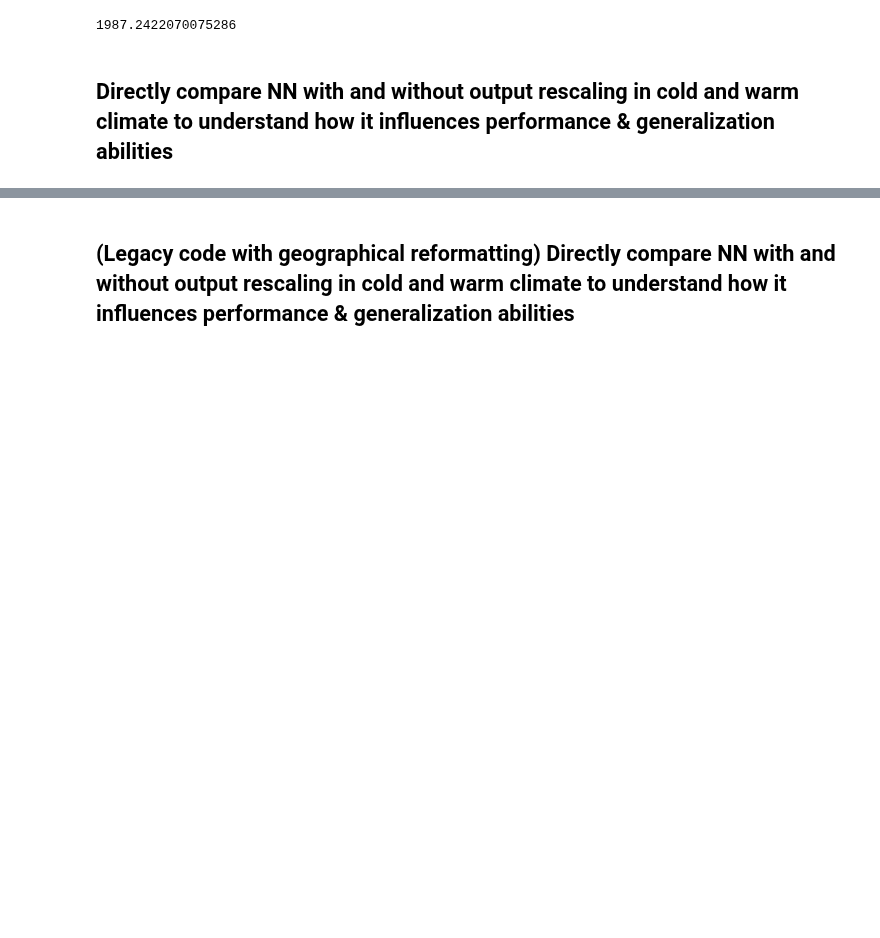
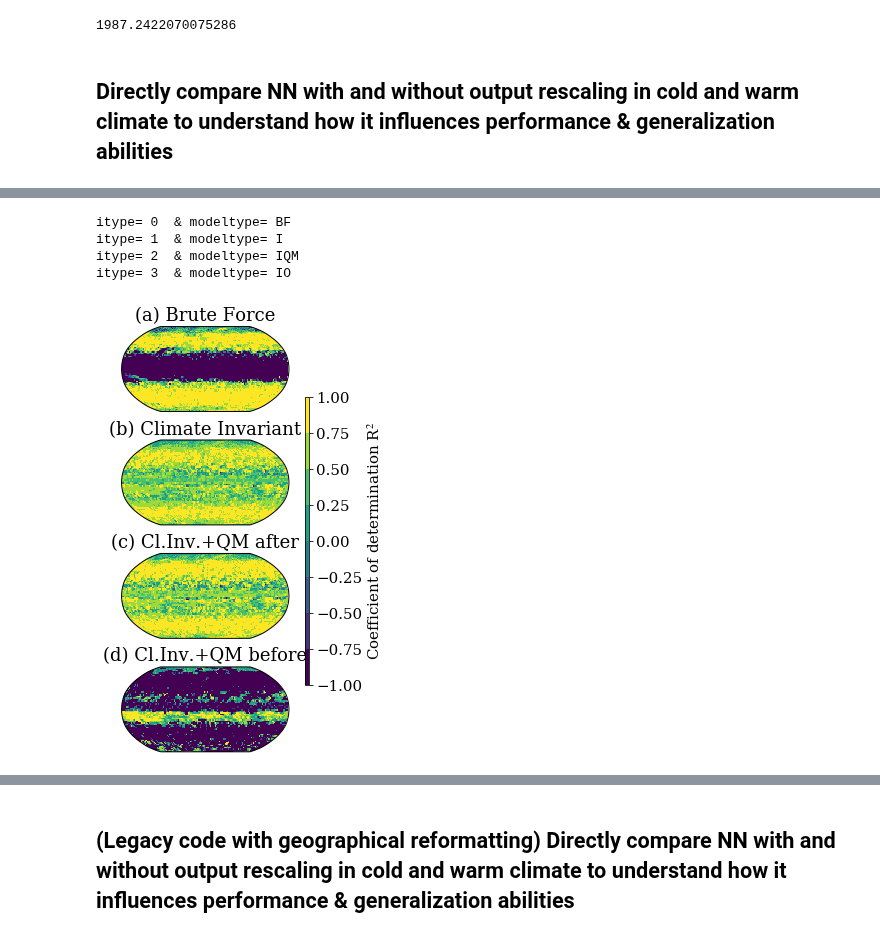
Before and after one commit to BradleyStanleyClamp/CBRAIN-CAM-MLINV, a Jupyter notebook: notebooks/tbeucler_devlog/068_Quantile_Mapping_Pre_vs_Post_Processing.ipynb, the cells around one changed output, grey strips where cells are left out. Drawn from its saved outputs; the diff is of its cells as text; code cells hidden in the pictures; blank space fills up the shorter version.

```diff
--- a/notebooks/tbeucler_devlog/068_Quantile_Mapping_Pre_vs_Post_Processing.ipynb
+++ b/notebooks/tbeucler_devlog/068_Quantile_Mapping_Pre_vs_Post_Processing.ipynb
@@ -1019,0 +1104,9 @@ ibatch= 4 / 4  & ib 1056
+# %%
+for idataset,dataset in enumerate(['AQ-4K','AQ+4K']):
+    print('idataset=',idataset,' & dataset=',dataset)
+
+    for itype,modeltype in enumerate(['BF','I','IO','IQM']):
+        print ('itype=',itype,' & modeltype=',modeltype)
+
+        print('MSE: mean=',np.mean(MSE[dataset][modeltype],axis=(0,1,2)),
+              ', std=',np.std(MSE[dataset][modeltype],axis=(0,1,2)))
@@ -1019,0 +1132,17 @@ ibatch= 4 / 4  & ib 1056
+# %%
+import cartopy
+import cartopy.feature as cfeature
+import cartopy.crs as ccrs
+import matplotlib.pylab as plb
+vmin0 = -1
+vmax0 = 1
+# Create custom colormap following [https://stackoverflow.com/questions/14777066/matplotlib-discrete-colorbar]
+cmap = plb.cm.viridis
+# extract all colors from the .jet map
+cmaplist = [cmap(i) for i in range(cmap.N)]
+# create the new map
+cmap_R2 = mpl.colors.LinearSegmentedColormap.from_list(
+    'Custom cmap', cmaplist, cmap.N)
+# define the bins and normalize
+bounds = np.linspace(vmin0, vmax0, 9)
+norm_R2 = mpl.colors.BoundaryNorm(bounds, cmap.N)
@@ -1019,0 +1154,24 @@ ibatch= 4 / 4  & ib 1056
+# %%
+CBAR_position = [0.975, 0.25, 0.02, 0.5]
+LABEL = ['(a) Brute Force','(b) Climate Invariant','(c) Cl.Inv.+QM after','(d) Cl.Inv.+QM before']
+# %%
+fig, ax = plt.subplots(4,1,subplot_kw={'projection':ccrs.Robinson(central_longitude=180)},figsize=(3,8))
+
+for itype,modeltype in enumerate(['BF','I','IQM','IO']):
+    print ('itype=',itype,' & modeltype=',modeltype)
+    toplot = R2_map['AQ+4K'][modeltype]
+    imag = ax[itype].pcolormesh(coor.lon,coor.lat,toplot,cmap = cmap_R2, norm = norm_R2, transform=ccrs.PlateCarree())
+    ax[itype].set_title(LABEL[itype])
+
+    # Colorbar
+    if itype==0:
+        cbar_ax = fig.add_axes(CBAR_position)
+        CBAR = fig.colorbar(imag, label="Coefficient of determination R$^{2}$", cax=cbar_ax)
+        cbar_ax.yaxis.set_ticks_position('right')
+        cbar_ax.yaxis.set_label_position('right')
+# %% [output]
+itype= 0  & modeltype= BF
+itype= 1  & modeltype= I
+itype= 2  & modeltype= IQM
+itype= 3  & modeltype= IO
+[figure, added]
```
Also changed, not shown: parts of 26 cells of this notebook.
